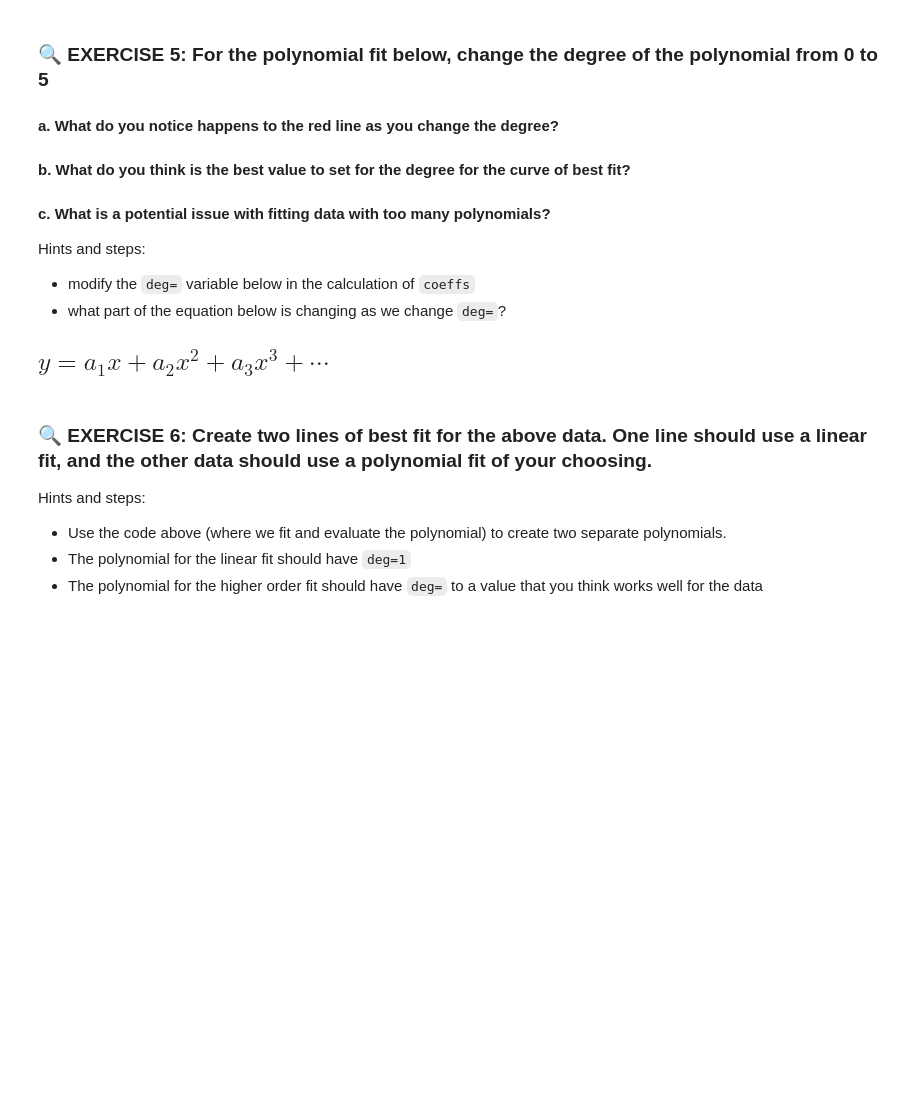
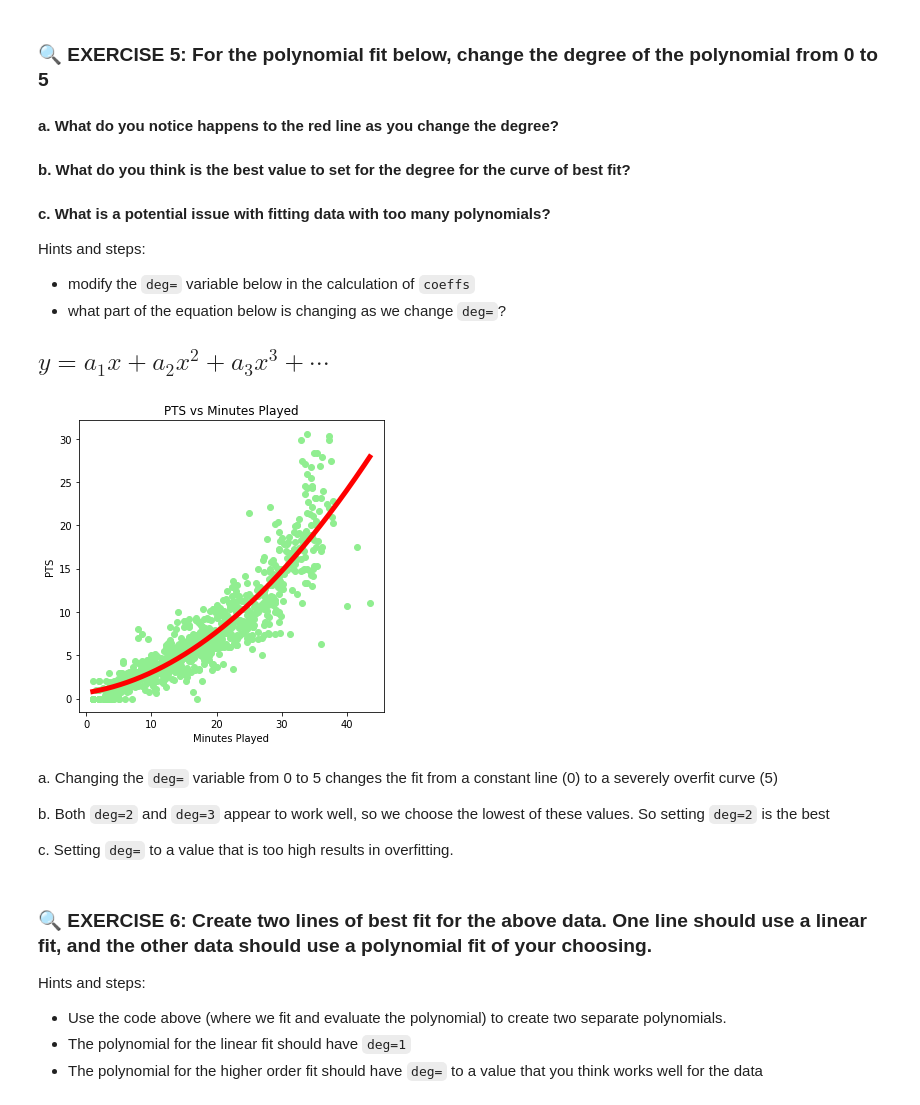
Before and after one commit to PrisonTeachingInitiative/CFR-2025, a Jupyter notebook: Stats/Notebooks/COMPLETED/2-Correlation_regression_NEW.ipynb, the cells around one changed output. Drawn from its saved outputs; the diff is of its cells as text; code cells hidden in the pictures; blank space fills up the shorter version.

```diff
--- a/Stats/Notebooks/COMPLETED/2-Correlation_regression_NEW.ipynb
+++ b/Stats/Notebooks/COMPLETED/2-Correlation_regression_NEW.ipynb
@@ -355,33 +424,45 @@ Hints and steps:
 # %%
 independent_variable = "MP"
 dependent_variable = "PTS"
 
 # Fit a polynomial
-coeffs = np.polyfit(NBA_regular_2021[independent_variable], NBA_regular_2021[dependent_variable], deg=)
+coeffs = np.polyfit(NBA_regular_2021[independent_variable], NBA_regular_2021[dependent_variable], deg=2)
 # Evaluate the polynomial
 polynomial = np.poly1d(coeffs)
+
+#Make arrays for the independent and dependent variables
+x_array = np.array(NBA_regular_2021[independent_variable]).reshape(-1, 1)
+y_array = np.array(NBA_regular_2021[dependent_variable])
 
 #create a new array that is equally spaced for the independent variable
 #start with the minimum, and end with the maximum value, and make 500 new data points that
 #are equally spaced
 independent_variable_fit = np.linspace(np.min(x_array), np.max(x_array), 500)
 
 #make a new array for the prediction of the dependent variable
 #using the polynomial fit and the equally spaced independent variable fit
 dependent_variable_fit = polynomial(independent_variable_fit)
 
 #make a new plot
 fig, axs = plt.subplots(1, 1, figsize=(5, 5))
 
 axs.scatter(NBA_regular_2021[independent_variable], NBA_regular_2021[dependent_variable], color='lightgreen')
 axs.plot(independent_variable_fit, dependent_variable_fit, color='red', linewidth=5)
 
 axs.set_title('%s vs Minutes Played' %dependent_variable)
 axs.set_xlabel("Minutes Played")
 axs.set_ylabel(dependent_variable)
 
 plt.tight_layout()
 plt.show()
+# %% [output]
+[figure, added]
+# %% [markdown]
+   a. Changing the `deg=` variable from 0 to 5 changes the fit from a constant line (0) to a severely overfit curve (5)
+
+   b. Both `deg=2` and `deg=3` appear to work well, so we choose the lowest of these values. So setting `deg=2` is the best
+
+   c. Setting `deg=` to a value that is too high results in overfitting.
 # %% [markdown]
 ### 🔍 EXERCISE 6: Create two lines of best fit for the above data. One line should use a linear fit, and the other data should use a polynomial fit of your choosing.
 
```
Also changed, not shown: parts of 21 cells of this notebook.
